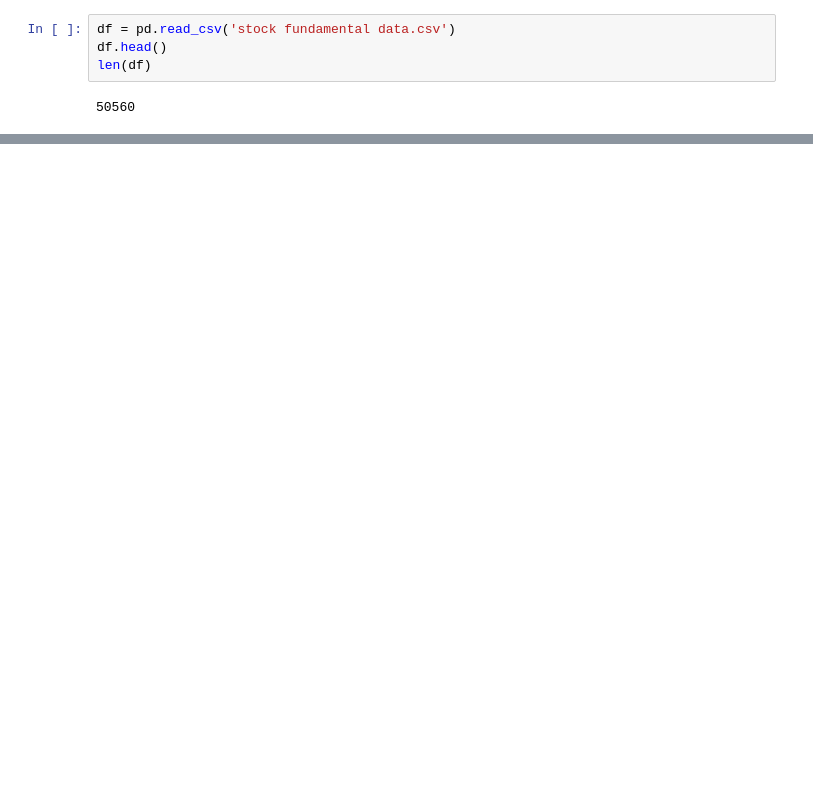
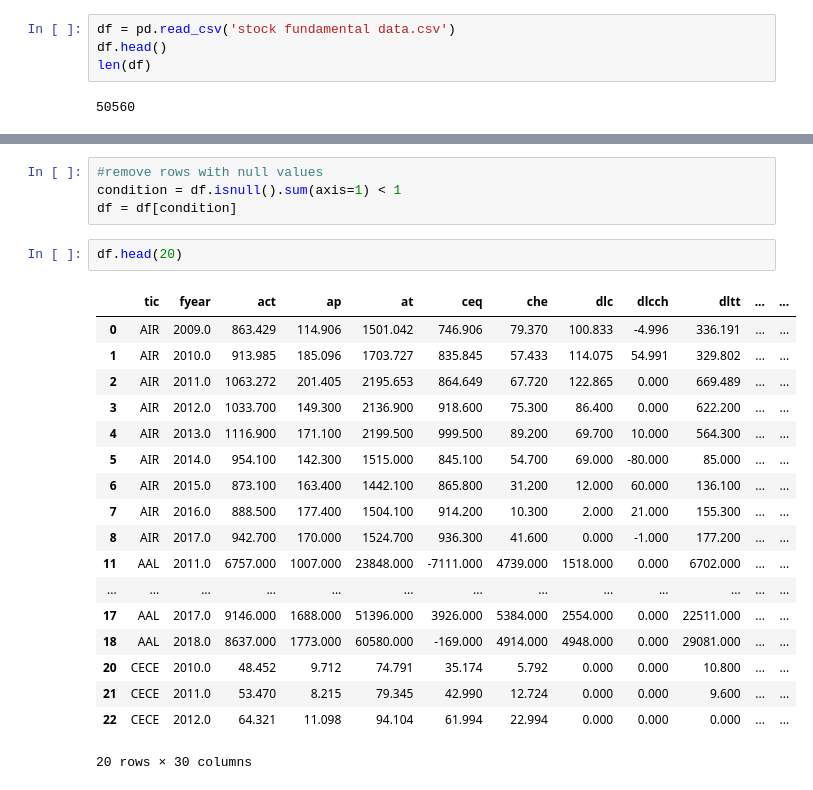
Before and after one commit to yaakoveitan/StonksLLC, a Jupyter notebook: Stonk .ipynb, the cells around one changed output, grey strips where cells are left out. Saved outputs shown, nothing was run; the diff lists cells and outputs as text; blank space fills up the shorter version.

```diff
--- a/Stonk .ipynb
+++ b/Stonk .ipynb
@@ -63 +107,26 @@ df = df[condition]
+# %%
+#remove rows with null values
+condition = df.isnull().sum(axis=1) < 1
+df = df[condition]
+# %%
+df.head(20)
+# %% [output]
+|  | tic | fyear | act | ap | at | ceq | che | dlc | dlcch | dltt | ... | ... |
+| 0 | AIR | 2009.0 | 863.429 | 114.906 | 1501.042 | 746.906 | 79.370 | 100.833 | -4.996 | 336.191 | ... | ... |
+| 1 | AIR | 2010.0 | 913.985 | 185.096 | 1703.727 | 835.845 | 57.433 | 114.075 | 54.991 | 329.802 | ... | ... |
+| 2 | AIR | 2011.0 | 1063.272 | 201.405 | 2195.653 | 864.649 | 67.720 | 122.865 | 0.000 | 669.489 | ... | ... |
+| 3 | AIR | 2012.0 | 1033.700 | 149.300 | 2136.900 | 918.600 | 75.300 | 86.400 | 0.000 | 622.200 | ... | ... |
+| 4 | AIR | 2013.0 | 1116.900 | 171.100 | 2199.500 | 999.500 | 89.200 | 69.700 | 10.000 | 564.300 | ... | ... |
+| 5 | AIR | 2014.0 | 954.100 | 142.300 | 1515.000 | 845.100 | 54.700 | 69.000 | -80.000 | 85.000 | ... | ... |
+| 6 | AIR | 2015.0 | 873.100 | 163.400 | 1442.100 | 865.800 | 31.200 | 12.000 | 60.000 | 136.100 | ... | ... |
+| 7 | AIR | 2016.0 | 888.500 | 177.400 | 1504.100 | 914.200 | 10.300 | 2.000 | 21.000 | 155.300 | ... | ... |
+| 8 | AIR | 2017.0 | 942.700 | 170.000 | 1524.700 | 936.300 | 41.600 | 0.000 | -1.000 | 177.200 | ... | ... |
+| 11 | AAL | 2011.0 | 6757.000 | 1007.000 | 23848.000 | -7111.000 | 4739.000 | 1518.000 | 0.000 | 6702.000 | ... | ... |
+| ... | ... | ... | ... | ... | ... | ... | ... | ... | ... | ... | ... | ... |
+| 17 | AAL | 2017.0 | 9146.000 | 1688.000 | 51396.000 | 3926.000 | 5384.000 | 2554.000 | 0.000 | 22511.000 | ... | ... |
+| 18 | AAL | 2018.0 | 8637.000 | 1773.000 | 60580.000 | -169.000 | 4914.000 | 4948.000 | 0.000 | 29081.000 | ... | ... |
+| 20 | CECE | 2010.0 | 48.452 | 9.712 | 74.791 | 35.174 | 5.792 | 0.000 | 0.000 | 10.800 | ... | ... |
+| 21 | CECE | 2011.0 | 53.470 | 8.215 | 79.345 | 42.990 | 12.724 | 0.000 | 0.000 | 9.600 | ... | ... |
+| 22 | CECE | 2012.0 | 64.321 | 11.098 | 94.104 | 61.994 | 22.994 | 0.000 | 0.000 | 0.000 | ... | ... |
+20 rows × 30 columns
 # %%
```
Also changed, not shown: parts of 43 cells of this notebook.
